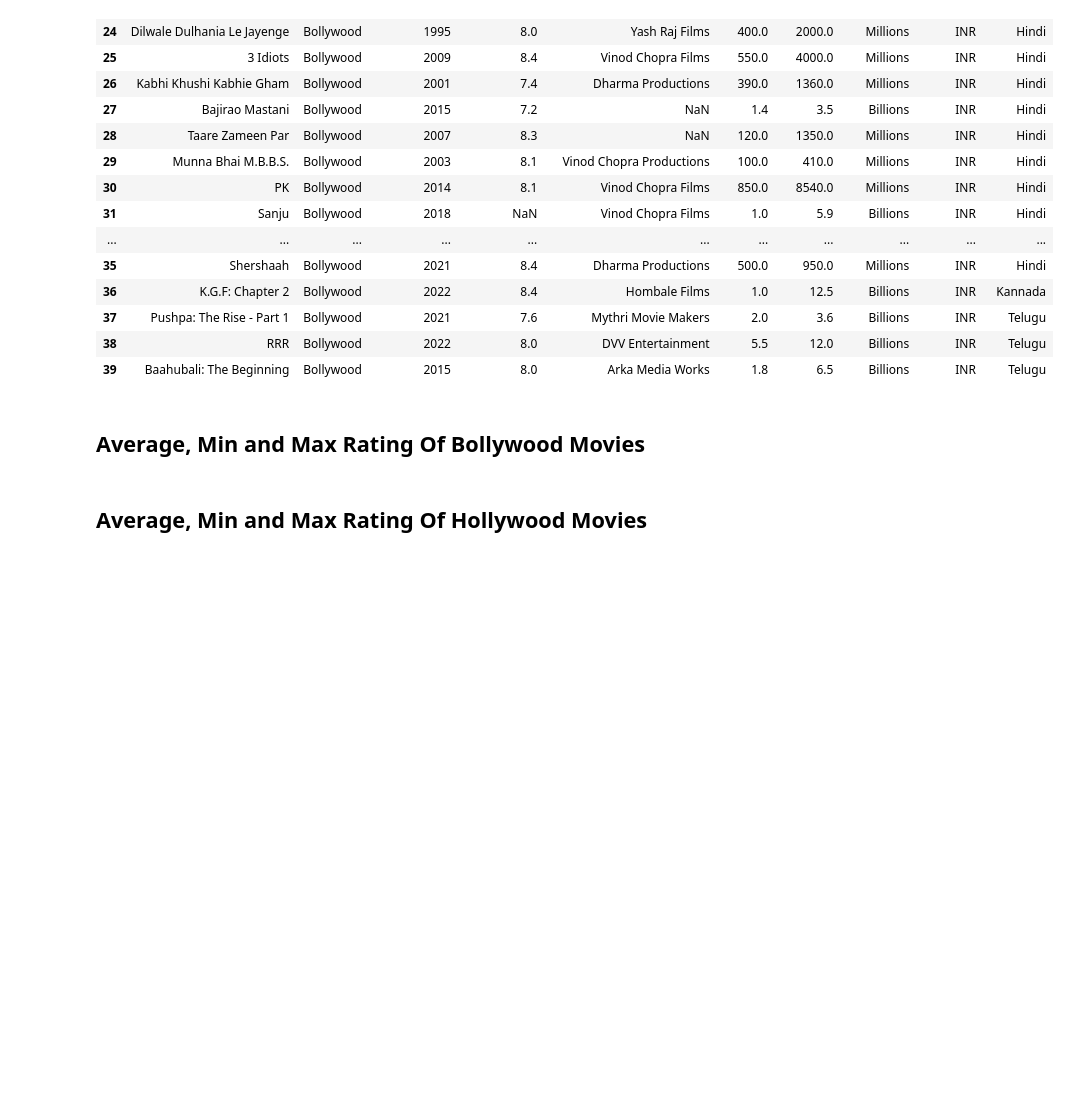
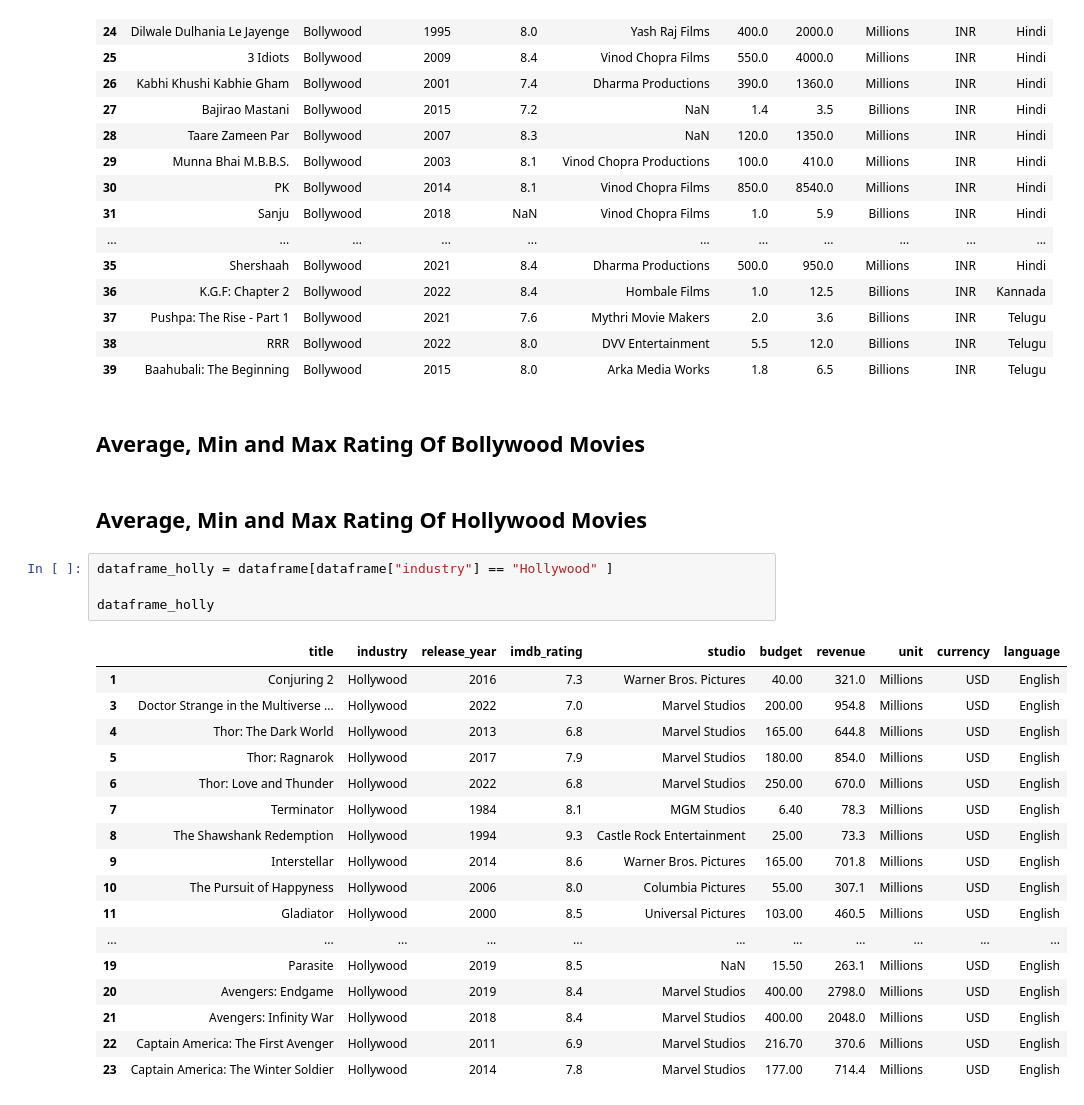
Before and after one commit to Gani25/python_weekend_b1, a Jupyter notebook: pandas/with_pandas/with_pandas1.ipynb, the cells around one changed output. Cells and saved outputs as stored; diff of their text form; blank space fills up the shorter version.

```diff
--- a/pandas/with_pandas/with_pandas1.ipynb
+++ b/pandas/with_pandas/with_pandas1.ipynb
@@ -122,3 +122,25 @@ dataframe_bolly
 <h2>Average, Min and Max Rating Of Bollywood Movies</h2>
 # %% [markdown]
 <h2>Average, Min and Max Rating Of Hollywood Movies</h2>
+# %%
+dataframe_holly = dataframe[dataframe["industry"] == "Hollywood" ]
+
+dataframe_holly
+# %% [output]
+|  | title | industry | release_year | imdb_rating | studio | budget | revenue | unit | currency | language |
+| 1 | Conjuring 2 | Hollywood | 2016 | 7.3 | Warner Bros. Pictures | 40.00 | 321.0 | Millions | USD | English |
+| 3 | Doctor Strange in the Multiverse ... | Hollywood | 2022 | 7.0 | Marvel Studios | 200.00 | 954.8 | Millions | USD | English |
+| 4 | Thor: The Dark World | Hollywood | 2013 | 6.8 | Marvel Studios | 165.00 | 644.8 | Millions | USD | English |
+| 5 | Thor: Ragnarok | Hollywood | 2017 | 7.9 | Marvel Studios | 180.00 | 854.0 | Millions | USD | English |
+| 6 | Thor: Love and Thunder | Hollywood | 2022 | 6.8 | Marvel Studios | 250.00 | 670.0 | Millions | USD | English |
+| 7 | Terminator | Hollywood | 1984 | 8.1 | MGM Studios | 6.40 | 78.3 | Millions | USD | English |
+| 8 | The Shawshank Redemption | Hollywood | 1994 | 9.3 | Castle Rock Entertainment | 25.00 | 73.3 | Millions | USD | English |
+| 9 | Interstellar | Hollywood | 2014 | 8.6 | Warner Bros. Pictures | 165.00 | 701.8 | Millions | USD | English |
+| 10 | The Pursuit of Happyness | Hollywood | 2006 | 8.0 | Columbia Pictures | 55.00 | 307.1 | Millions | USD | English |
+| 11 | Gladiator | Hollywood | 2000 | 8.5 | Universal Pictures | 103.00 | 460.5 | Millions | USD | English |
+| ... | ... | ... | ... | ... | ... | ... | ... | ... | ... | ... |
+| 19 | Parasite | Hollywood | 2019 | 8.5 | NaN | 15.50 | 263.1 | Millions | USD | English |
+| 20 | Avengers: Endgame | Hollywood | 2019 | 8.4 | Marvel Studios | 400.00 | 2798.0 | Millions | USD | English |
+| 21 | Avengers: Infinity War | Hollywood | 2018 | 8.4 | Marvel Studios | 400.00 | 2048.0 | Millions | USD | English |
+| 22 | Captain America: The First Avenger | Hollywood | 2011 | 6.9 | Marvel Studios | 216.70 | 370.6 | Millions | USD | English |
+| 23 | Captain America: The Winter Soldier | Hollywood | 2014 | 7.8 | Marvel Studios | 177.00 | 714.4 | Millions | USD | English |
```
Also changed, not shown: parts of 1 cell of this notebook.
